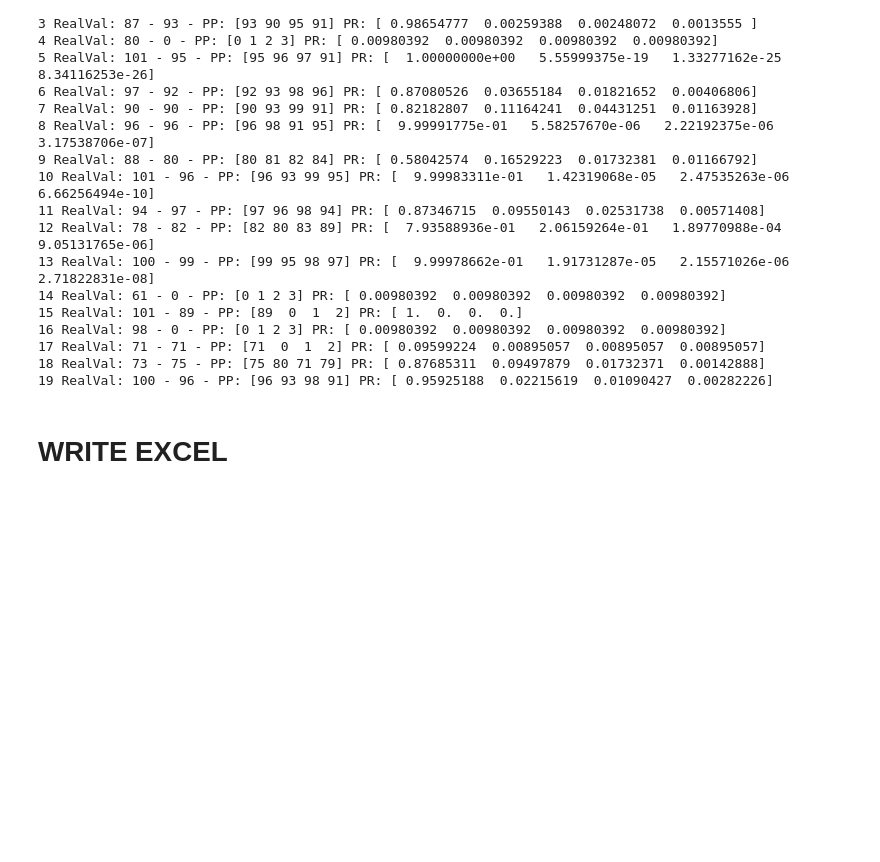
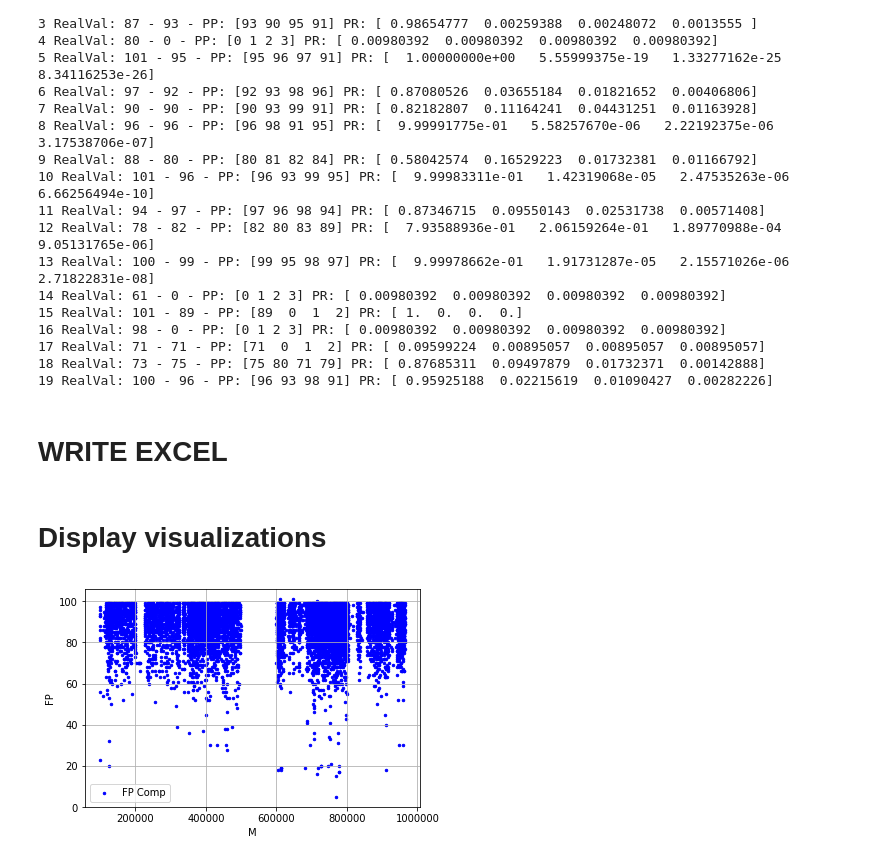
Before and after one commit to davidvela/MyFirstPythonProject, a Jupyter notebook: zCOMP_DL/FPDL.ipynb, the cells around one changed output. Saved outputs shown, nothing was run; the diff lists cells and outputs as text; code cells hidden in the pictures; blank space fills up the shorter version.

Commit message:
visualization

```diff
--- a/zCOMP_DL/FPDL.ipynb
+++ b/zCOMP_DL/FPDL.ipynb
@@ -582,3 +582,35 @@ for i in range( range_ts ):
 outfile = '../../_zfp/data/export2'
 np.savetxt(outfile + '.csv', sf[1], delimiter=',')
 np.savetxt(outfile + 'PRO.csv', sf[0], delimiter=',')
+# %% [markdown]
+# Display visualizations
+# %%
+path = outfile = '../../_zfp/data/FRFLO/datasc.csv'
+dst  =  pd.read_csv( tf.gfile.Open(path), sep=None, skipinitialspace=True,  engine="python")
+Y  = dst.loc[:,'FP'].as_matrix().tolist()
+X  = dst.loc[:, 'M'].as_matrix().tolist()
+# %%
+import matplotlib.pyplot as plt
+# 2 - Create plot.
+a = 1
+if a == 0:
+    plt.hist(Y)
+else:
+    plt.xlabel('M')
+    plt.ylabel('FP')
+    plt.grid(True)
+    N = 2 #50
+    colors = np.random.rand(N)
+    area = 1 #np.pi * (15 * np.random.rand(N))**2  # 0 to 15 point radii
+
+    #plt.plot(X, Y, color='blue', marker='o', label='FP Comp')
+    #plt.plot(X, Y, 'bo', label='FP Comp')
+    plt.scatter(X,Y, s=6, c='b', marker='o', cmap=None, norm=None, vmin=60, vmax=101, alpha=None,  label='FP Comp')
+    # plt.plot(X, Y,  s=area, c=colors, alpha=0.5) #'bo', label='FP Comp',
+    plt.legend()
+
+# 3 - Display plot.
+
+plt.show()
+# %% [output]
+[figure, added]
```
Also changed, not shown: 1 other file.
